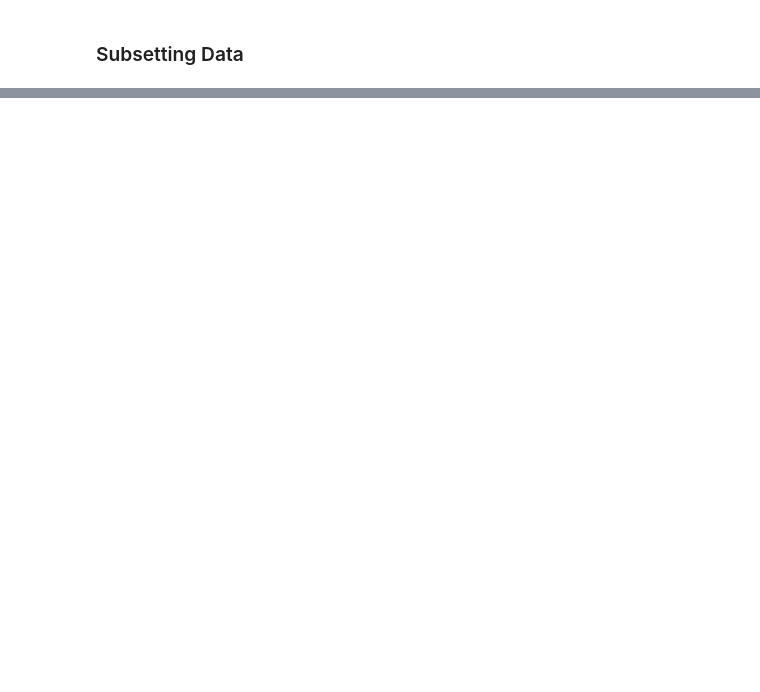
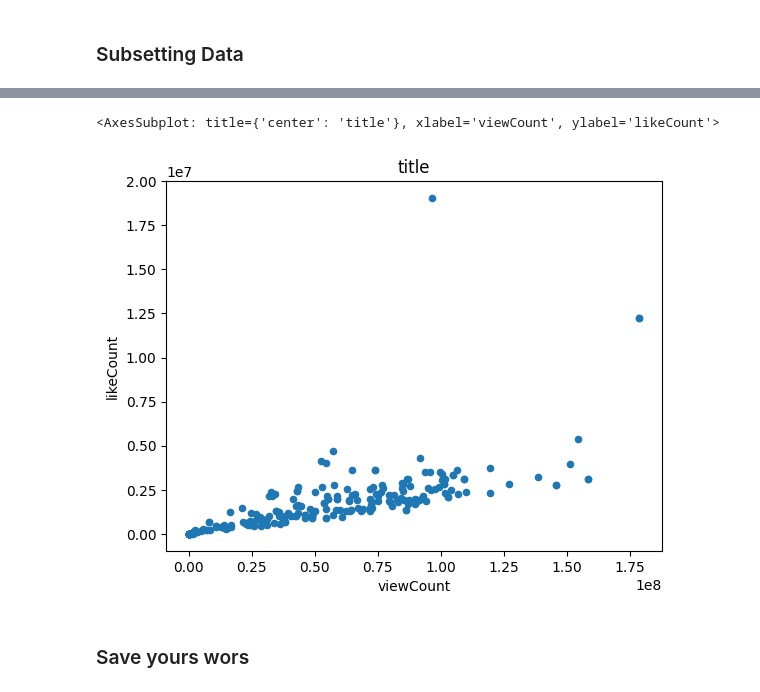
Before and after one commit to gabrielpcavalcanti/Guia-definitivo-do-Python, a Jupyter notebook: Bibliotecas/Pandas_v2/01.ipynb, the cells around one changed output, grey strips where cells are left out. Cells and saved outputs as stored; diff of their text form; code cells hidden in the pictures; blank space fills up the shorter version.

```diff
--- a/Bibliotecas/Pandas_v2/01.ipynb
+++ b/Bibliotecas/Pandas_v2/01.ipynb
@@ -201,0 +354,7 @@ In this part, we gonna simple select witch data from the dataframe we want. Crea
+# %%
+df_new_nonan.plot(kind='scatter', x='viewCount', y='likeCount', title='title')
+# %% [output]
+<AxesSubplot: title={'center': 'title'}, xlabel='viewCount', ylabel='likeCount'>
+[figure, added]
+# %% [markdown]
+### Save yours wors
```
Also changed, not shown: parts of 25 cells of this notebook.
